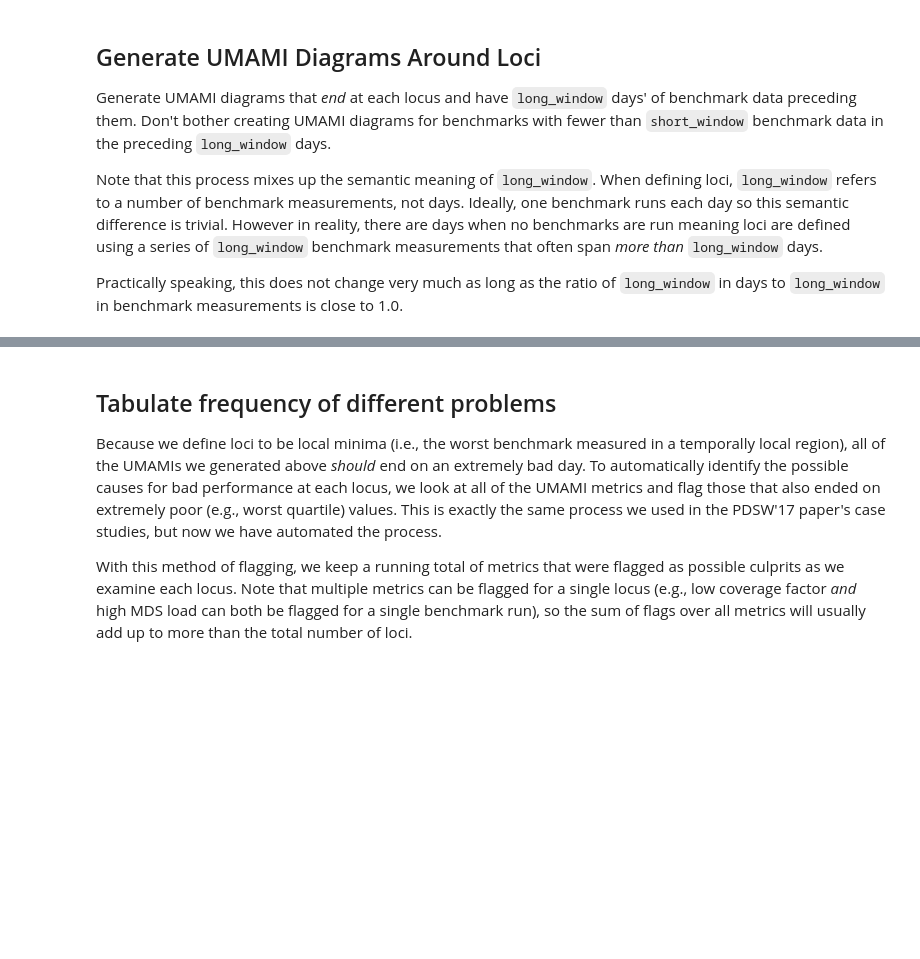
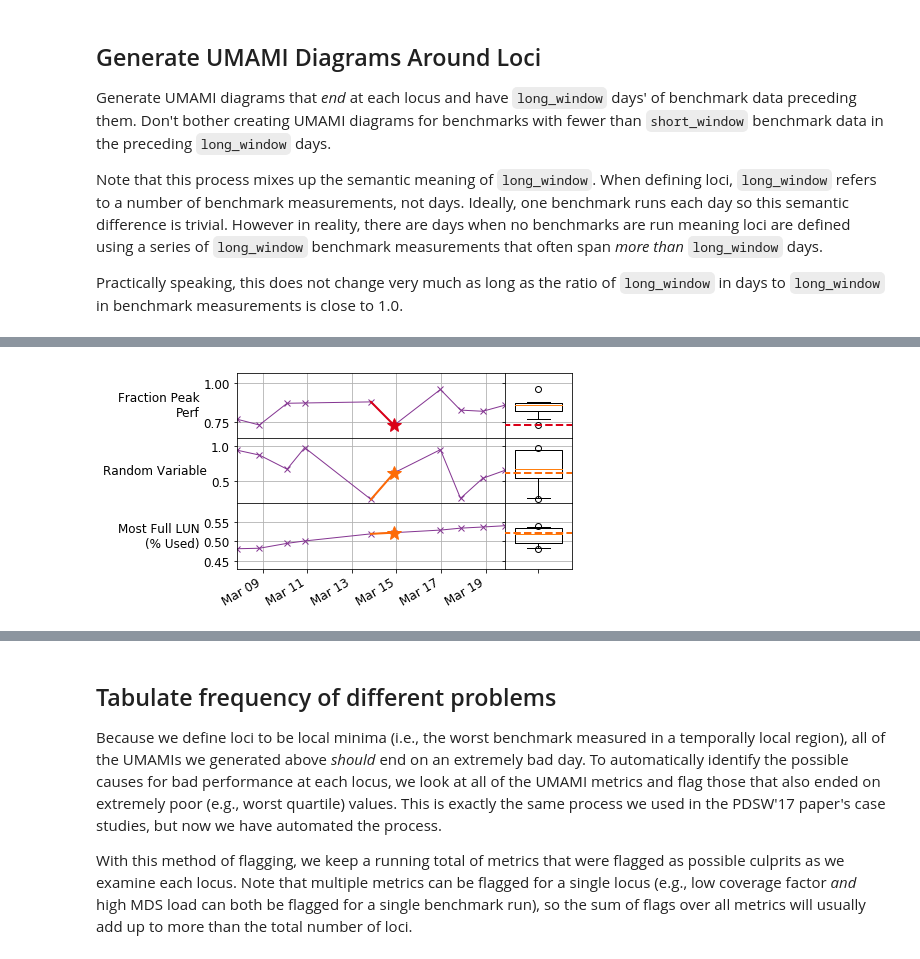
Before and after one commit to NERSC/tokio-abcutils, a Jupyter notebook: sc18_umamify.ipynb, the cells around one changed output, grey strips where cells are left out. Cells and saved outputs as stored; diff of their text form; code cells hidden in the pictures; blank space fills up the shorter version.

```diff
--- a/sc18_umamify.ipynb
+++ b/sc18_umamify.ipynb
@@ -77,6 +101,7 @@ umami_rows = {
     'fshealth_ost_overloaded_oss_count': "LUN Failover Count",
 #   'jobsdb_concurrent_nodes',
     'topology_job_max_radius': "Max Job Radius",
+    'random': "Random Variable",
 }
 # %% [markdown]
 ## Calculate Simple Moving Averages (SMAs)
@@ -98,21 +179,8 @@ Generate UMAMI diagrams that _end_ at each locus and have `long_window` days' of
 Note that this process mixes up the semantic meaning of `long_window`.  When defining loci, `long_window` refers to a number of benchmark measurements, not days.  Ideally, one benchmark runs each day so this semantic difference is trivial.  However in reality, there are days when no benchmarks are run meaning loci are defined using a series of `long_window` benchmark measurements that often span _more than_ `long_window` days.
 
 Practically speaking, this does not change very much as long as the ratio of `long_window` in days to `long_window` in benchmark measurements is close to 1.0.
-# %%
-# Zoom in on a BDCATS run from Mira that produced an interesting UMAMI
-
-loci = abcutils.features.generate_loci_sma(example_df, plot_metric, mins=True, maxes=False)
-ax = abcutils.plot.locus_summary(example_df, plot_metric, loci)
-ax.set_xlim(
-    abcutils.core.pd2epoch(example_df.loc[11217]['_datetime_start']),
-    abcutils.core.pd2epoch(example_df.loc[11528]['_datetime_start'])
-)
-ax.set_ylim(0, 1)
-ax.get_figure().set_size_inches(8,4)
-abcutils.plot.fix_xticks_timeseries(ax, criteria=(lambda x: x.day % 7 == 0))
-print "%s on %s" % (abcutils.CONFIG['benchmark_labels'].get(BENCHMARK_ID, BENCHMARK_ID), TEST_PLATFORM)
 # %%
-max_renders = 999
+max_renders = 1
 
 print "Rendering a maximum of %d UMAMI diagrams" % max_renders
 
@@ -134,3 +202,4 @@ for locus in loci.itertuples():
             break
     else:
         print "Skipping locus at %s because it has only %d data points (%d required)" % (umami_region['_datetime_start'], len(umami_region), short_window)
+# %% [output]
@@ -136,0 +208 @@ for locus in loci.itertuples():
+[figure, added]
```
Also changed, not shown: parts of 19 cells of this notebook.
